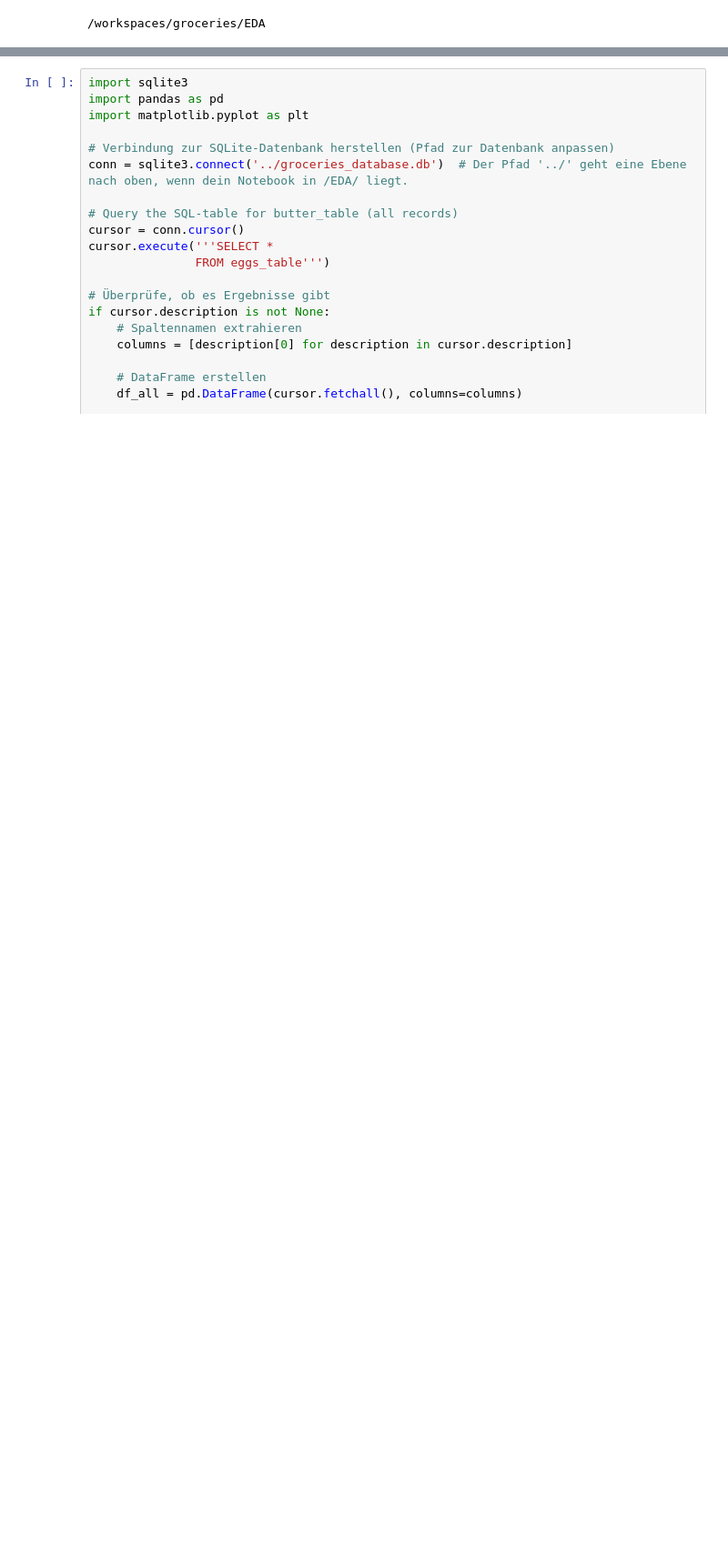
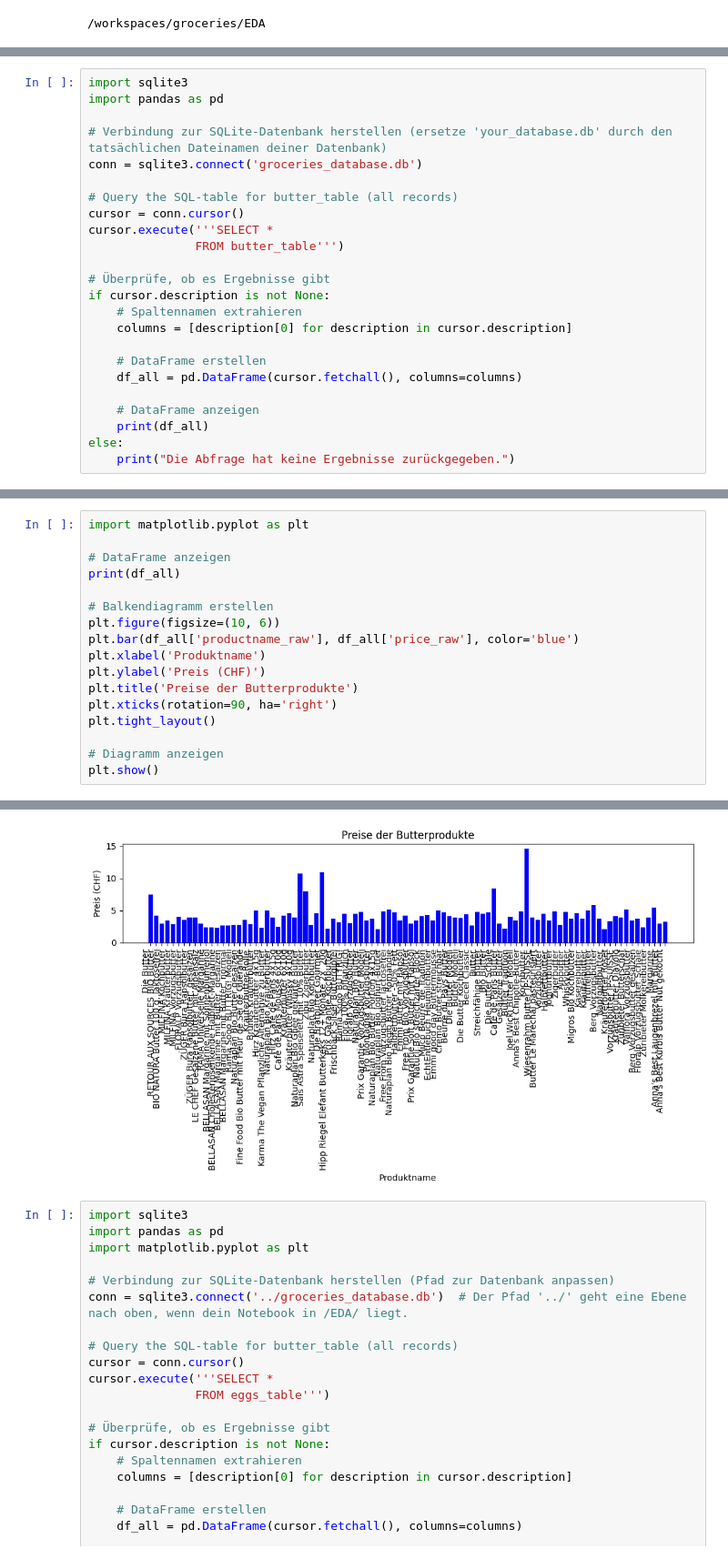
Before and after one commit to husicabe/groceries, a Jupyter notebook: EDA/EDA_Eier.ipynb, the cells around one changed output, grey strips where cells are left out. Shown: that part at 91% size. Saved outputs shown, nothing was run; the diff lists cells and outputs as text; blank space fills up the shorter version.

Commit message:
EDA Butter noch nicht fertig

```diff
--- a/EDA/EDA_Eier.ipynb
+++ b/EDA/EDA_Eier.ipynb
@@ -25,0 +92,24 @@ print(os.getcwd())
+# %%
+import sqlite3
+import pandas as pd
+
+# Verbindung zur SQLite-Datenbank herstellen (ersetze 'your_database.db' durch den tatsächlichen Dateinamen deiner Datenbank)
+conn = sqlite3.connect('groceries_database.db')
+
+# Query the SQL-table for butter_table (all records)
+cursor = conn.cursor()
+cursor.execute('''SELECT *
+               FROM butter_table''')
+
+# Überprüfe, ob es Ergebnisse gibt
+if cursor.description is not None:
+    # Spaltennamen extrahieren
+    columns = [description[0] for description in cursor.description]
+
+    # DataFrame erstellen
+    df_all = pd.DataFrame(cursor.fetchall(), columns=columns)
+
+    # DataFrame anzeigen
+    print(df_all)
+else:
+    print("Die Abfrage hat keine Ergebnisse zurückgegeben.")
@@ -25,0 +136,18 @@ print(os.getcwd())
+# %%
+import matplotlib.pyplot as plt
+
+# DataFrame anzeigen
+print(df_all)
+
+# Balkendiagramm erstellen
+plt.figure(figsize=(10, 6))
+plt.bar(df_all['productname_raw'], df_all['price_raw'], color='blue')
+plt.xlabel('Produktname')
+plt.ylabel('Preis (CHF)')
+plt.title('Preise der Butterprodukte')
+plt.xticks(rotation=90, ha='right')
+plt.tight_layout()
+
+# Diagramm anzeigen
+plt.show()
+# %% [output]
@@ -26,3 +171,4 @@ print(os.getcwd())
+[figure, added]
 # %%
 import sqlite3
 import pandas as pd
```
Also changed, not shown: parts of 25 cells of this notebook, 1 other file.
